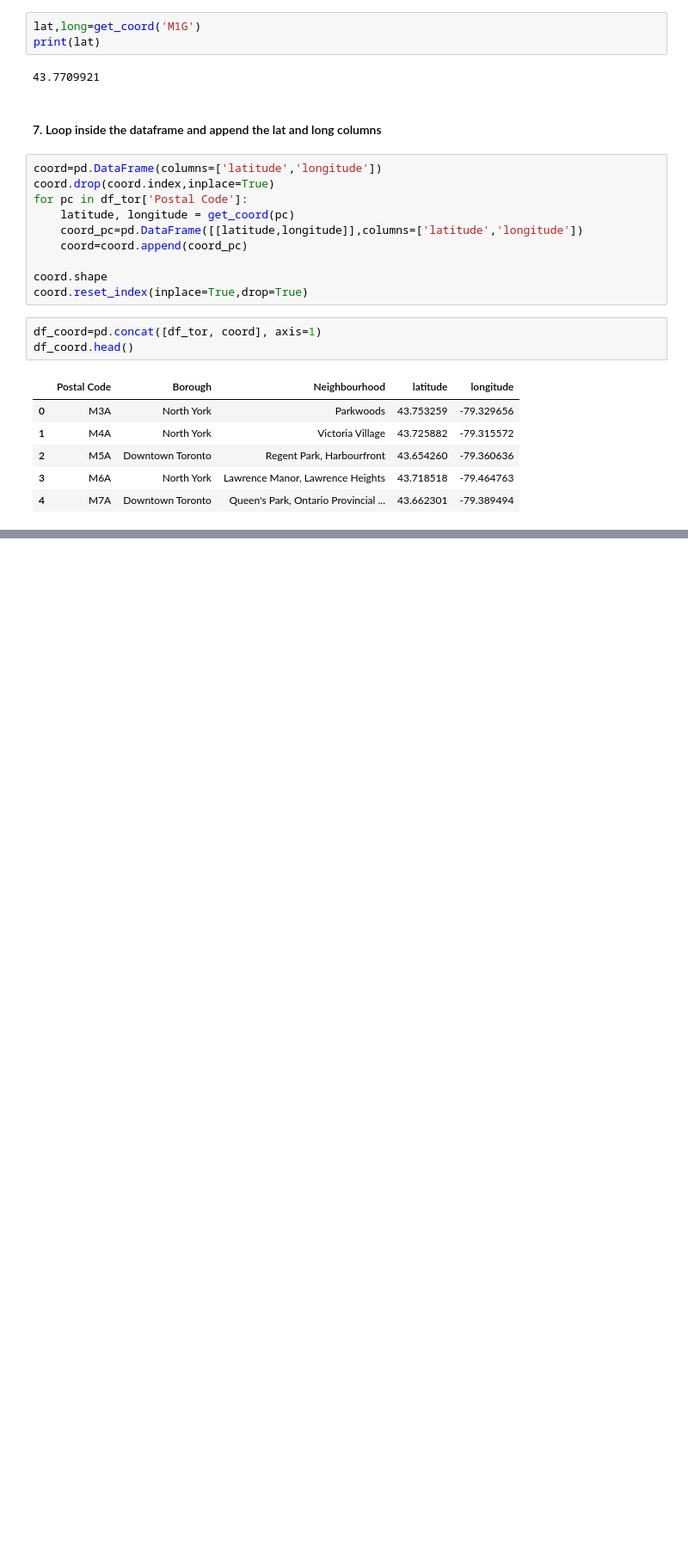
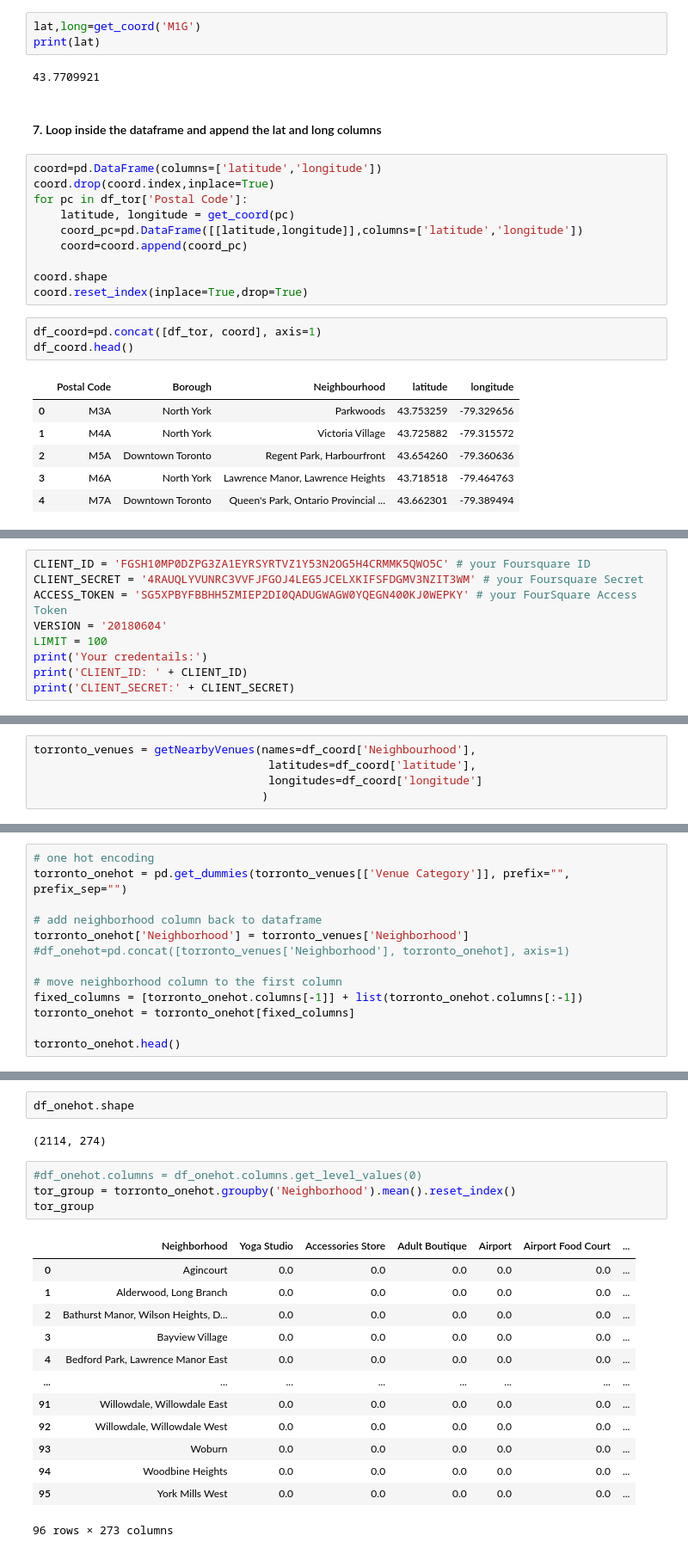
Before and after one commit to kiragami27/Coursera_Capstone, a Jupyter notebook: Toronto_cluster.ipynb, the cells around one changed output, grey strips where cells are left out. Shown at 86% size. Cells and saved outputs as stored; diff of their text form; blank space fills up the shorter version.

```diff
--- a/Toronto_cluster.ipynb
+++ b/Toronto_cluster.ipynb
@@ -123,0 +152,9 @@ df_coord.head()
+# %%
+CLIENT_ID = 'FGSH10MP0DZPG3ZA1EYRSYRTVZ1Y53N2OG5H4CRMMK5QWO5C' # your Foursquare ID
+CLIENT_SECRET = '4RAUQLYVUNRC3VVFJFGOJ4LEG5JCELXKIFSFDGMV3NZIT3WM' # your Foursquare Secret
+ACCESS_TOKEN = 'SG5XPBYFBBHH5ZMIEP2DI0QADUGWAGW0YQEGN400KJ0WEPKY' # your FourSquare Access Token
+VERSION = '20180604'
+LIMIT = 100
+print('Your credentails:')
+print('CLIENT_ID: ' + CLIENT_ID)
+print('CLIENT_SECRET:' + CLIENT_SECRET)
@@ -123,0 +207,5 @@ df_coord.head()
+# %%
+torronto_venues = getNearbyVenues(names=df_coord['Neighbourhood'],
+                                   latitudes=df_coord['latitude'],
+                                   longitudes=df_coord['longitude']
+                                  )
@@ -123,0 +257,13 @@ df_coord.head()
+# %%
+# one hot encoding
+torronto_onehot = pd.get_dummies(torronto_venues[['Venue Category']], prefix="", prefix_sep="")
+
+# add neighborhood column back to dataframe
+torronto_onehot['Neighborhood'] = torronto_venues['Neighborhood']
+#df_onehot=pd.concat([torronto_venues['Neighborhood'], torronto_onehot], axis=1)
+
+# move neighborhood column to the first column
+fixed_columns = [torronto_onehot.columns[-1]] + list(torronto_onehot.columns[:-1])
+torronto_onehot = torronto_onehot[fixed_columns]
+
+torronto_onehot.head()
@@ -123,0 +278,22 @@ df_coord.head()
+# %%
+df_onehot.shape
+# %% [output]
+(2114, 274)
+# %%
+#df_onehot.columns = df_onehot.columns.get_level_values(0)
+tor_group = torronto_onehot.groupby('Neighborhood').mean().reset_index()
+tor_group
+# %% [output]
+|  | Neighborhood | Yoga Studio | Accessories Store | Adult Boutique | Airport | Airport Food Court | ... |
+| 0 | Agincourt | 0.0 | 0.0 | 0.0 | 0.0 | 0.0 | ... |
+| 1 | Alderwood, Long Branch | 0.0 | 0.0 | 0.0 | 0.0 | 0.0 | ... |
+| 2 | Bathurst Manor, Wilson Heights, D... | 0.0 | 0.0 | 0.0 | 0.0 | 0.0 | ... |
+| 3 | Bayview Village | 0.0 | 0.0 | 0.0 | 0.0 | 0.0 | ... |
+| 4 | Bedford Park, Lawrence Manor East | 0.0 | 0.0 | 0.0 | 0.0 | 0.0 | ... |
+| ... | ... | ... | ... | ... | ... | ... | ... |
+| 91 | Willowdale, Willowdale East | 0.0 | 0.0 | 0.0 | 0.0 | 0.0 | ... |
+| 92 | Willowdale, Willowdale West | 0.0 | 0.0 | 0.0 | 0.0 | 0.0 | ... |
+| 93 | Woburn | 0.0 | 0.0 | 0.0 | 0.0 | 0.0 | ... |
+| 94 | Woodbine Heights | 0.0 | 0.0 | 0.0 | 0.0 | 0.0 | ... |
+| 95 | York Mills West | 0.0 | 0.0 | 0.0 | 0.0 | 0.0 | ... |
+96 rows × 273 columns
```
Also changed, not shown: parts of 17 cells of this notebook.
